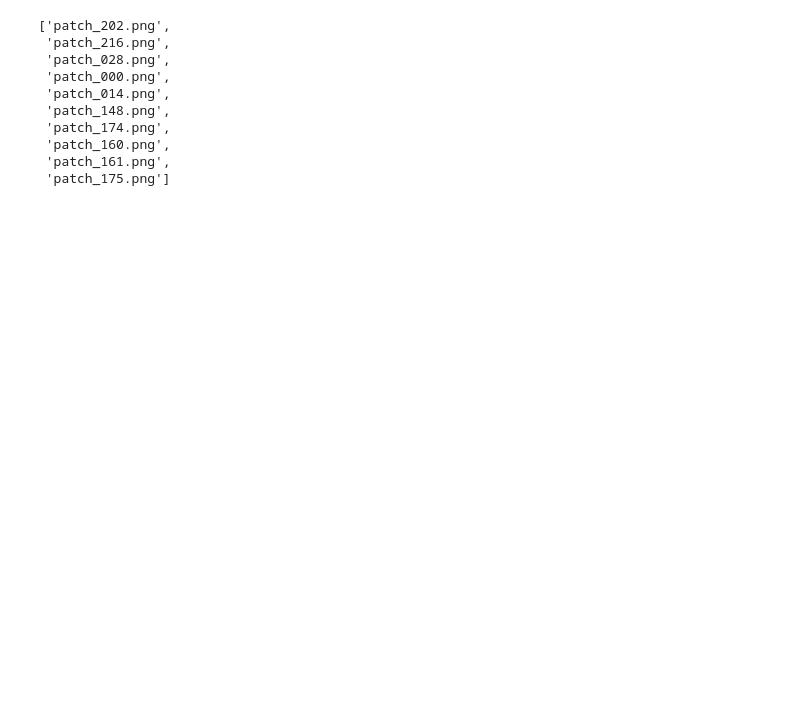
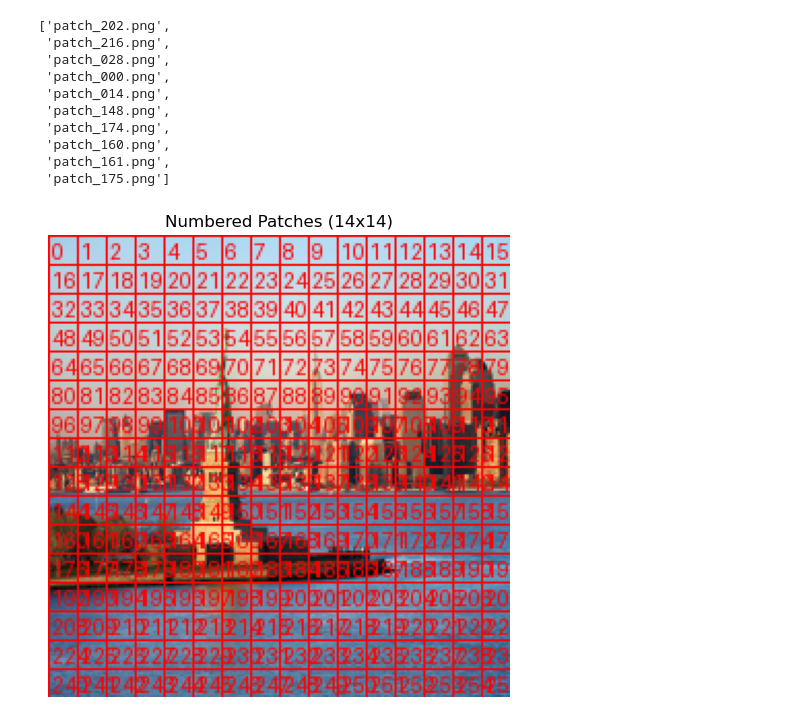
Before and after one commit to propardhu/UnderstandingVisionLLM, a Jupyter notebook: Llama-3.2InferanceAnalysis.ipynb, the cells around one changed output. Cells and saved outputs as stored; diff of their text form; code cells hidden in the pictures; blank space fills up the shorter version.

```diff
--- a/Llama-3.2InferanceAnalysis.ipynb
+++ b/Llama-3.2InferanceAnalysis.ipynb
@@ -121,3 +151,35 @@ os.listdir(patch_output_dir)[:10]
  'patch_160.png',
  'patch_161.png',
  'patch_175.png']
+# %%
+from PIL import Image, ImageDraw, ImageFont
+import matplotlib.pyplot as plt
+
+# Load and resize image
+image = Image.open("image.jpg").convert("RGB").resize((224, 224))
+draw = ImageDraw.Draw(image)
+
+patch_size = 14
+patch_id = 0
+
+# Try a default font
+try:
+    font = ImageFont.truetype("arial.ttf", 10)
+except:
+    font = ImageFont.load_default()
+
+# Loop through patches and number them
+for row in range(0, 224, patch_size):
+    for col in range(0, 224, patch_size):
+        draw.rectangle([col, row, col+patch_size, row+patch_size], outline="red", width=1)
+        draw.text((col+2, row+2), str(patch_id), fill="red", font=font)
+        patch_id += 1
+
+# Show image
+plt.figure(figsize=(6, 6))
+plt.imshow(image)
+plt.axis("off")
+plt.title("Numbered Patches (14x14)")
+plt.show()
+# %% [output]
+[figure, added]
```
Also changed, not shown: parts of 4 cells of this notebook, 24 other files.
